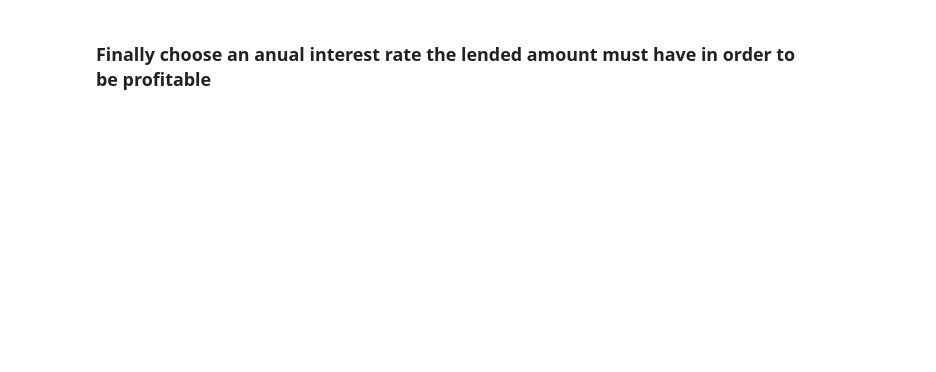
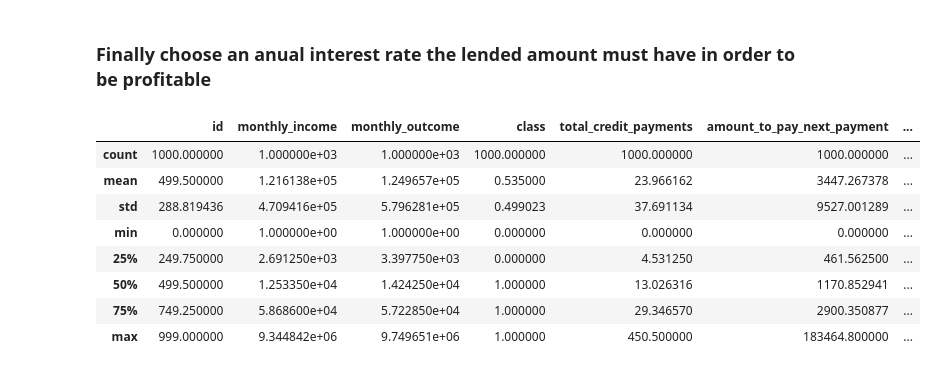
Before and after one commit to IsaiasGutierrezCruz/CreditRisk, a Jupyter notebook: ChallengeCreditRisk.ipynb, the cells around one changed output. Cells and saved outputs as stored; diff of their text form; code cells hidden in the pictures; blank space fills up the shorter version.

```diff
--- a/ChallengeCreditRisk.ipynb
+++ b/ChallengeCreditRisk.ipynb
@@ -1550,2 +1559,14 @@ best_customers_lr_data[['amount_to_pay_next_payment', 'maximum_credit_amount',
 # %% [markdown]
 ### Finally choose an anual interest rate the lended amount must have in order to be profitable
+# %%
+analysis.describe()
+# %% [output]
+|  | id | monthly_income | monthly_outcome | class | total_credit_payments | amount_to_pay_next_payment | ... |
+| count | 1000.000000 | 1.000000e+03 | 1.000000e+03 | 1000.000000 | 1000.000000 | 1000.000000 | ... |
+| mean | 499.500000 | 1.216138e+05 | 1.249657e+05 | 0.535000 | 23.966162 | 3447.267378 | ... |
+| std | 288.819436 | 4.709416e+05 | 5.796281e+05 | 0.499023 | 37.691134 | 9527.001289 | ... |
+| min | 0.000000 | 1.000000e+00 | 1.000000e+00 | 0.000000 | 0.000000 | 0.000000 | ... |
+| 25% | 249.750000 | 2.691250e+03 | 3.397750e+03 | 0.000000 | 4.531250 | 461.562500 | ... |
+| 50% | 499.500000 | 1.253350e+04 | 1.424250e+04 | 1.000000 | 13.026316 | 1170.852941 | ... |
+| 75% | 749.250000 | 5.868600e+04 | 5.722850e+04 | 1.000000 | 29.346570 | 2900.350877 | ... |
+| max | 999.000000 | 9.344842e+06 | 9.749651e+06 | 1.000000 | 450.500000 | 183464.800000 | ... |
```
Also changed, not shown: parts of 10 cells of this notebook, 2 other files.
